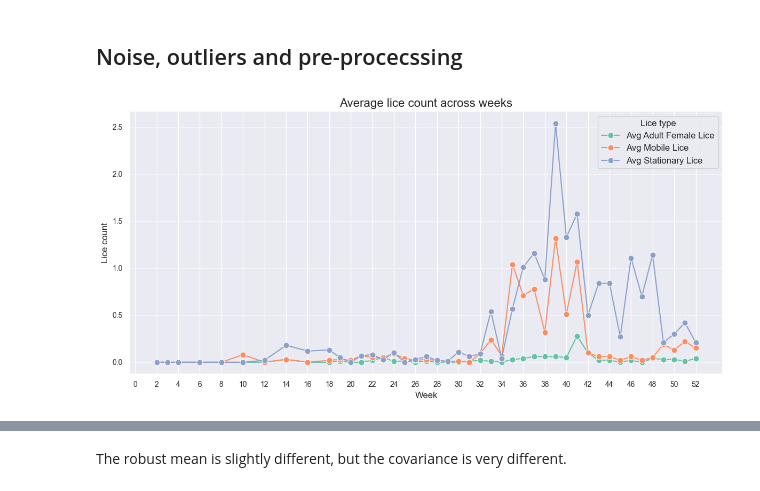
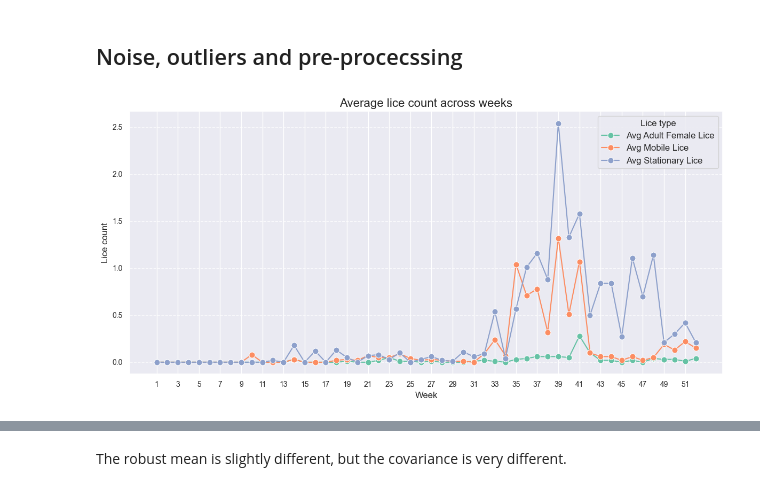
Before and after one commit to erlendrisvik/Compulsories, a Jupyter notebook: CA2/CA2.ipynb, the cells around one changed output, grey strips where cells are left out. Saved outputs shown, nothing was run; the diff lists cells and outputs as text; code cells hidden in the pictures.

```diff
--- a/CA2/CA2.ipynb
+++ b/CA2/CA2.ipynb
@@ -442,31 +442,31 @@ for ax in axes.flat:
 # %%
 # We start by plotting the data first to see how it looks like
 # Plot each of the three lice columns across time
 
 import numpy as np
 custom_palette = sns.color_palette("Set2")
 
 plt.figure(figsize=(12, 6))
 sns.lineplot(x='week', y='avgadultfemalelice', data=lice_data, marker='o',\
               markersize=8, label='Avg Adult Female Lice', color=custom_palette[0])
 sns.lineplot(x='week', y='avgmobilelice', data=lice_data, marker='o',\
               markersize=8, label='Avg Mobile Lice', color=custom_palette[1])
 sns.lineplot(x='week', y='avgstationarylice', data=lice_data, marker='o',\
               markersize=8, label='Avg Stationary Lice', color=custom_palette[2])
 
 plt.title('Average lice count across weeks', fontsize=16)
 plt.xlabel('Week', fontsize=12)
 plt.ylabel('Lice count', fontsize=12)
 plt.xticks(fontsize=10)
 plt.yticks(fontsize=10)
-plt.xticks(np.arange(0, 53, 2))
+plt.xticks(np.arange(1, 53, 2))
 plt.grid(axis='y', linestyle='--', alpha=0.7)
 plt.legend(title='Lice type', fontsize=12)
 plt.tight_layout()
 
 plt.show()
 # %% [output]
-[figure, old version]
+[figure, new version]
 # %%
 from pybaselines.whittaker import asls
 from scipy.ndimage import gaussian_filter1d
```
Also changed, not shown: parts of 3 cells of this notebook.
